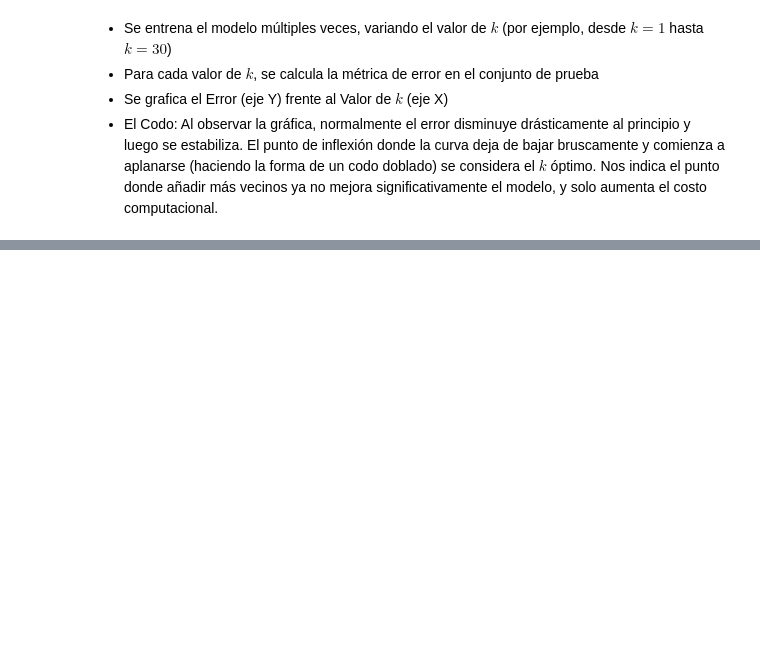
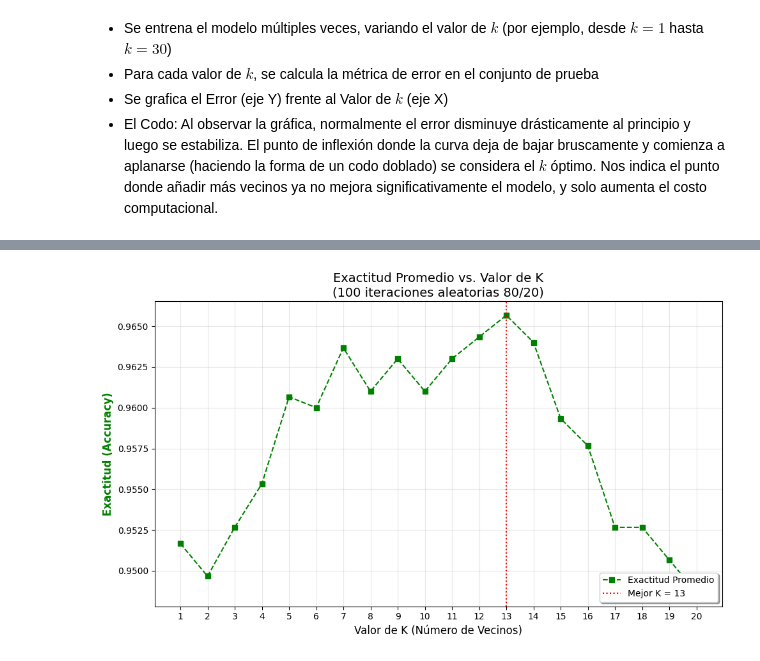
Before and after one commit to alangilsanchez/MineriaDeDatos, a Jupyter notebook: Mineria_De_Datos.ipynb, the cells around one changed output, grey strips where cells are left out. Cells and saved outputs as stored; diff of their text form; code cells hidden in the pictures; blank space fills up the shorter version.

```diff
--- a/Mineria_De_Datos.ipynb
+++ b/Mineria_De_Datos.ipynb
@@ -2412,0 +2346,88 @@ Este error se alcanza con los siguientes valores de k: [1, 2, 3, 4, 5, 6, 8, 9,
+# %%
+import numpy as np
+import matplotlib.pyplot as plt
+from sklearn.datasets import load_iris
+from sklearn.model_selection import train_test_split
+from sklearn.preprocessing import StandardScaler
+from sklearn.neighbors import KNeighborsClassifier
+from sklearn.metrics import accuracy_score
+
+# 1. Dataset
+iris = load_iris()
+X, y = iris.data, iris.target
+
+# 2. Configuración de la simulación
+k_max = 20
+iteraciones = 100
+
+# Matriz para guardar la EXACTITUD (Accuracy) de cada iteración
+matriz_exactitud = np.zeros((iteraciones, k_max))
+print(f"Simulando {iteraciones} particiones aleatorias (80% Train / 20% Test)...")
+
+for i in range(iteraciones):
+    # 80% Entrenamiento, 20% Prueba (sin random_state para que varíe cada vez)
+    X_train, X_test, y_train, y_test = train_test_split(X, y, test_size=0.20)
+
+    # Estandarización
+    scaler = StandardScaler()
+    X_train_scaled = scaler.fit_transform(X_train)
+    X_test_scaled = scaler.transform(X_test)
+
+    for k in range(1, k_max + 1):
+        knn = KNeighborsClassifier(n_neighbors=k)
+        knn.fit(X_train_scaled, y_train)
+        y_pred = knn.predict(X_test_scaled)
+
+        # Guardamos la exactitud en lugar de R2
+        matriz_exactitud[i, k-1] = accuracy_score(y_test, y_pred)
+
+# 3. Promediamos los resultados de las 100 pruebas
+exactitud_promedio = np.mean(matriz_exactitud, axis=0)
+
+# Encontramos el mejor K (sumamos 1 porque los índices de Python empiezan en 0)
+mejor_k = np.argmax(exactitud_promedio) + 1
+
+print(f"\n--- ANÁLISIS DE EXACTITUD ({iteraciones} ITERACIONES) ---")
+print(f"Mejor valor de K detectado: {mejor_k}")
+print(f"Exactitud Promedio máxima: {exactitud_promedio[mejor_k-1]:.4f} ({(exactitud_promedio[mejor_k-1]*100):.1f}%)")
+
+# 4. Gráfica de Exactitud vs K
+plt.figure(figsize=(10, 6))
+plt.plot(range(1, k_max + 1), exactitud_promedio, color='green', linestyle='--', marker='s', label='Exactitud Promedio')
+
+plt.title('Exactitud Promedio vs. Valor de K\n(100 iteraciones aleatorias 80/20)', fontsize=14)
+plt.xlabel('Valor de K (Número de Vecinos)', fontsize=12)
+plt.ylabel('Exactitud (Accuracy)', fontsize=12, fontweight='bold', color='green')
+plt.xticks(range(1, k_max + 1))
+plt.grid(True, alpha=0.3)
+# Línea vertical para mostrar visualmente dónde está el mejor K
+plt.axvline(x=mejor_k, color='red', linestyle=':', label=f'Mejor K = {mejor_k}')
+plt.legend(loc='lower right', shadow=True)
+plt.tight_layout()
+plt.show()
+
+# 5. Evaluar el desempeño del modelo final con el MEJOR K
+knn_final = KNeighborsClassifier(n_neighbors=mejor_k)
+knn_final.fit(X_train_scaled, y_train)
+
+train_predictions = knn_final.predict(X_train_scaled)
+test_predictions = knn_final.predict(X_test_scaled)
+
+# Gráfica de Valores Reales vs Predichos
+plt.figure(figsize=(10, 6))
+
+jitter_train = np.random.uniform(-0.1, 0.1, size=len(y_train))
+jitter_test = np.random.uniform(-0.1, 0.1, size=len(y_test))
+
+plt.scatter(y_train + jitter_train, train_predictions, color='blue', alpha=0.5, label='Entrenamiento (Train)', s=100)
+plt.scatter(y_test + jitter_test, test_predictions, color='red', alpha=0.7, label='Prueba (Test)', marker='x', s=100)
+
+plt.title(f'Evaluación del Modelo Final (K={mejor_k})\nValores Reales vs. Predicciones', fontsize=14)
+plt.xlabel('Clase Real (0: Setosa, 1: Versicolor, 2: Virginica)', fontsize=12)
+plt.ylabel('Clase Predicha por KNN', fontsize=12)
+plt.xticks([0, 1, 2], iris.target_names)
+plt.yticks([0, 1, 2], iris.target_names)
+plt.grid(True, linestyle='--', alpha=0.6)
+plt.legend()
+plt.show()
+# %% [output]
@@ -2412,0 +2439 @@ Este error se alcanza con los siguientes valores de k: [1, 2, 3, 4, 5, 6, 8, 9,
+[figure, added]
```
Also changed, not shown: parts of 2 cells of this notebook.
